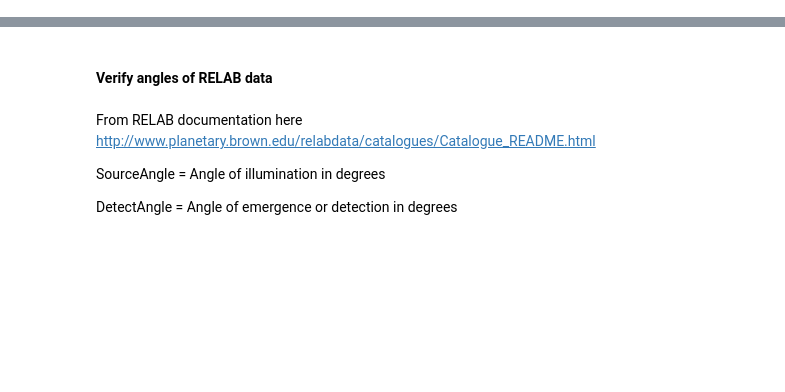
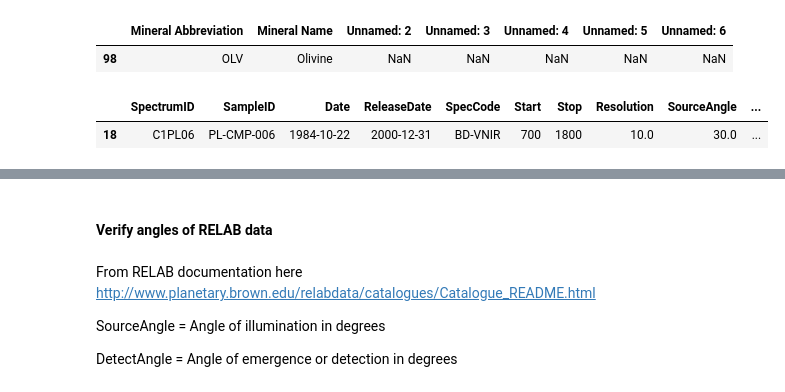
Before and after one commit to marinakiseleva/spectral_analysis, a Jupyter notebook: notebooks/Endmembers.ipynb, the cells around one changed output, grey strips where cells are left out. Saved outputs shown, nothing was run; the diff lists cells and outputs as text; code cells hidden in the pictures; blank space fills up the shorter version.

```diff
--- a/notebooks/Endmembers.ipynb
+++ b/notebooks/Endmembers.ipynb
@@ -7,0 +11,5 @@ pd.set_option('display.max_rows', 1000)
+# %%
+minerals[minerals['Mineral Name'] == "Olivine"]
+# %% [output]
+|  | Mineral Abbreviation | Mineral Name | Unnamed: 2 | Unnamed: 3 | Unnamed: 4 | Unnamed: 5 | Unnamed: 6 |
+| 98 | OLV | Olivine | NaN | NaN | NaN | NaN | NaN |
@@ -7,0 +18,9 @@ pd.set_option('display.max_rows', 1000)
+# %%
+pd.set_option('display.max_columns', None)
+show_cols=['SpectrumID', 'SpecCode','DetectAngle','SourceAngle','PhaseAngle','MinSize','MaxSize']
+
+relab_db[relab_db['SampleID'] == "PL-CMP-006"]
+# relab_db[relab_db['SpectrumID'] == "C1BE100"]
+# %% [output]
+|  | SpectrumID | SampleID | Date | ReleaseDate | SpecCode | Start | Stop | Resolution | SourceAngle | ... |
+| 18 | C1PL06 | PL-CMP-006 | 1984-10-22 | 2000-12-31 | BD-VNIR | 700 | 1800 | 10.0 | 30.0 | ... |
```
Also changed, not shown: parts of 6 cells of this notebook, 7 other files.
